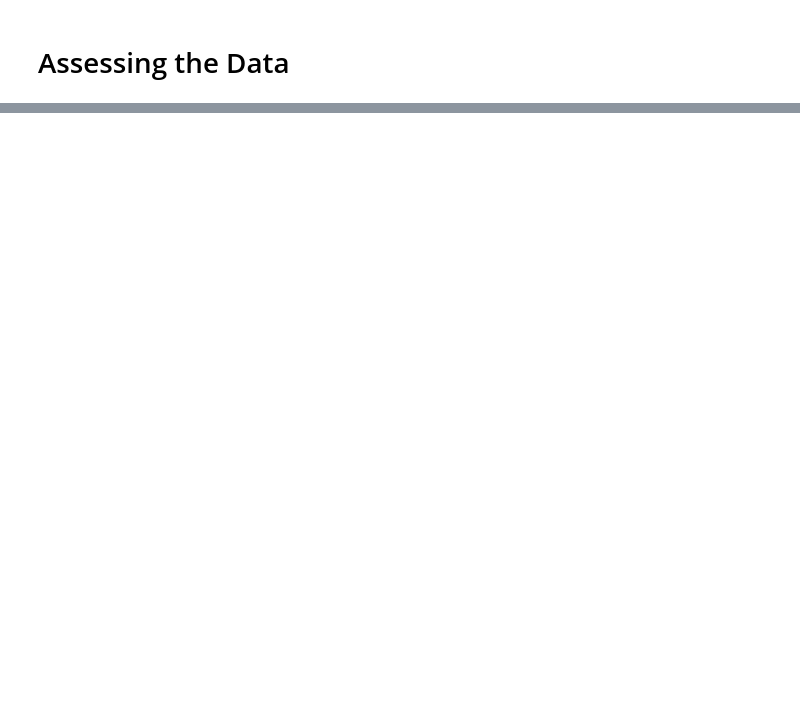
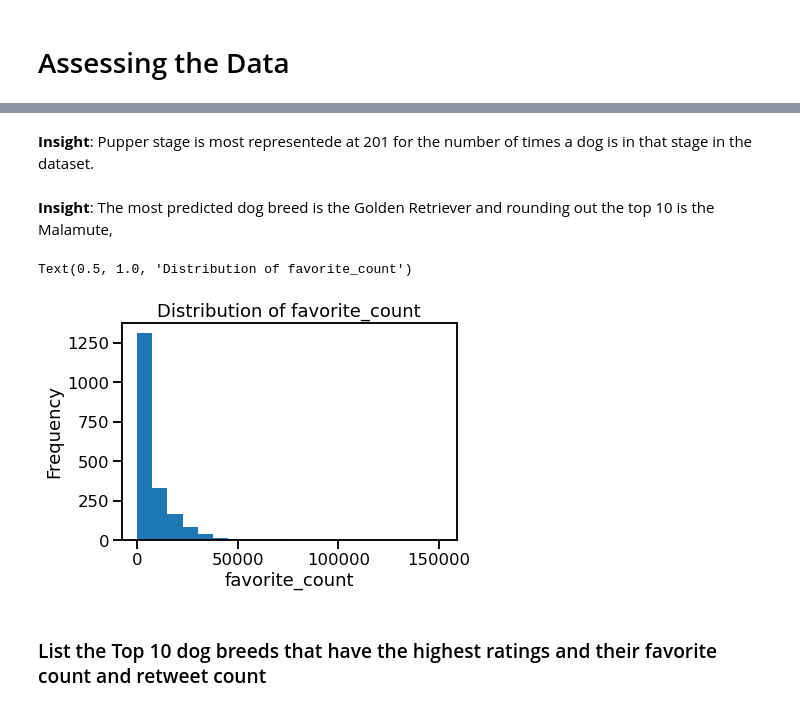
Before and after one commit to dainantonio/wrangle-and-analyze-data, a Jupyter notebook: wrangle_act.ipynb, the cells around one changed output, grey strips where cells are left out. Drawn from its saved outputs; the diff is of its cells as text; code cells hidden in the pictures; blank space fills up the shorter version.

```diff
--- a/wrangle_act.ipynb
+++ b/wrangle_act.ipynb
@@ -379,0 +1415,15 @@ https://medium.com/ub-women-data-scholars/let-the-robot-do-your-work-web-scrapin
+# %% [markdown]
+**Insight**: Pupper stage is most representede at 201 for the number of times a dog is in that stage in the dataset.
+# %% [markdown]
+**Insight**: The most predicted dog breed is the Golden Retriever and rounding out the top 10 is the Malamute,
+# %%
+# plot histogram for favorite count
+plt.hist(x = df_twitter.favorite_count, bins = 20)
+plt.xlabel('favorite_count')
+plt.ylabel('Frequency')
+plt.title('Distribution of favorite_count')
+# %% [output]
+Text(0.5, 1.0, 'Distribution of favorite_count')
+[figure, added]
+# %% [markdown]
+### List the Top 10 dog breeds that have the highest ratings and their favorite count and retweet count
```
Also changed, not shown: parts of 177 cells of this notebook.
